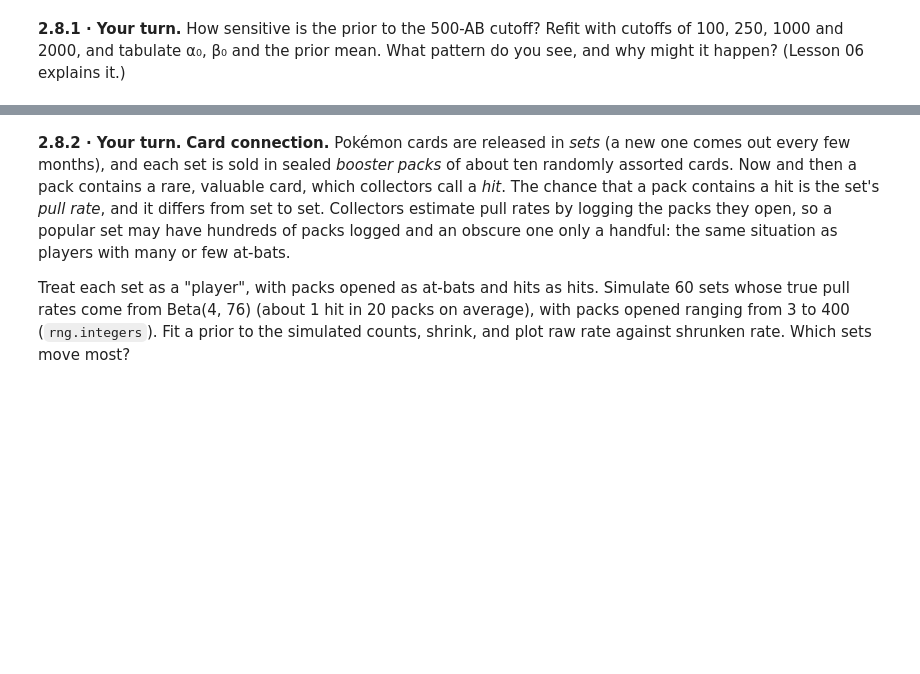
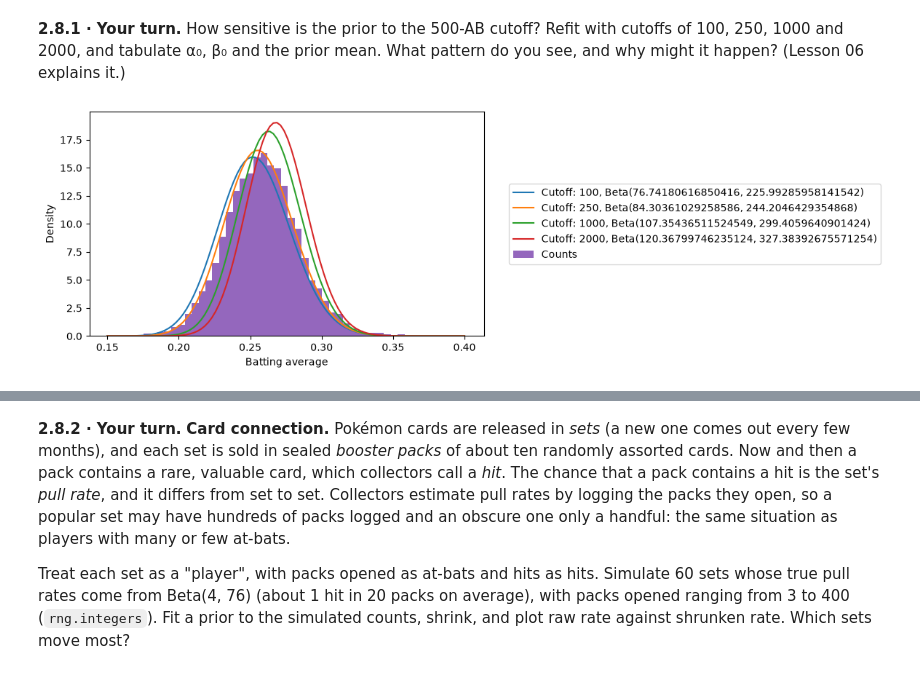
Before and after one commit to jliu771/BayesBaseballCardsandComputers, a Jupyter notebook: empirical_bayes/02_empirical_bayes_estimation_JLanswer.ipynb, the cells around one changed output, grey strips where cells are left out. Drawn from its saved outputs; the diff is of its cells as text; code cells hidden in the pictures; blank space fills up the shorter version.

```diff
--- a/empirical_bayes/02_empirical_bayes_estimation_JLanswer.ipynb
+++ b/empirical_bayes/02_empirical_bayes_estimation_JLanswer.ipynb
@@ -296,3 +296,25 @@ Saved 'prior' to results.json
 **2.8.1 · Your turn.** How sensitive is the prior to the 500-AB cutoff? Refit with cutoffs of 100, 250, 1000 and 2000, and tabulate α₀, β₀ and the prior mean. What pattern do you see, and why might it happen? (Lesson 06 explains it.)
 # %%
 # 2.8.1 · Your code here
+
+cutoffs = [100, 250, 1000, 2000]
+x = np.linspace(0.15, 0.4, 100)
+rows = []
+
+for cutoff in cutoffs:
+    players = career[career['AB'] > cutoff]
+    res = optimize.minimize(neg_log_lik, x0=np.log([1, 10]), args=(players.H, players.AB), method="Nelder-Mead")
+    a, b = np.exp(res.x)
+    mean = a / (a+b)
+    rows.append({'AB Cutoff' : cutoff, 'a' : a, 'b' : b, 'mean' : mean})
+    plt.plot(x, stats.beta(a, b).pdf(x), label = f"Cutoff: {cutoff}, Beta({a}, {b})")
+
+prior = pd.DataFrame(rows)
+
+plt.hist(career500.average, bins = 50, density = True, label = 'Counts')
+plt.xlabel('Batting average')
+plt.ylabel('Density')
+plt.legend(bbox_to_anchor=(1.05, 0.5), loc="center left")
+plt.show()
+# %% [output]
+[figure, added]
```
Also changed, not shown: parts of 9 cells of this notebook, 2 other files.
